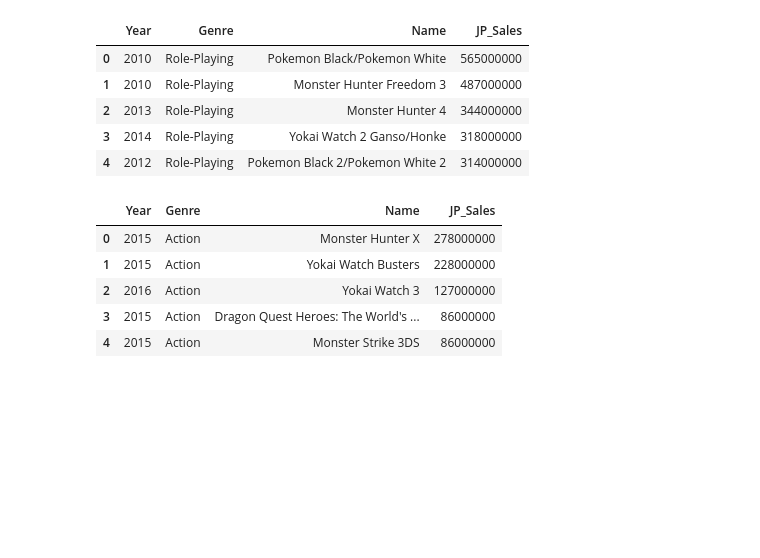
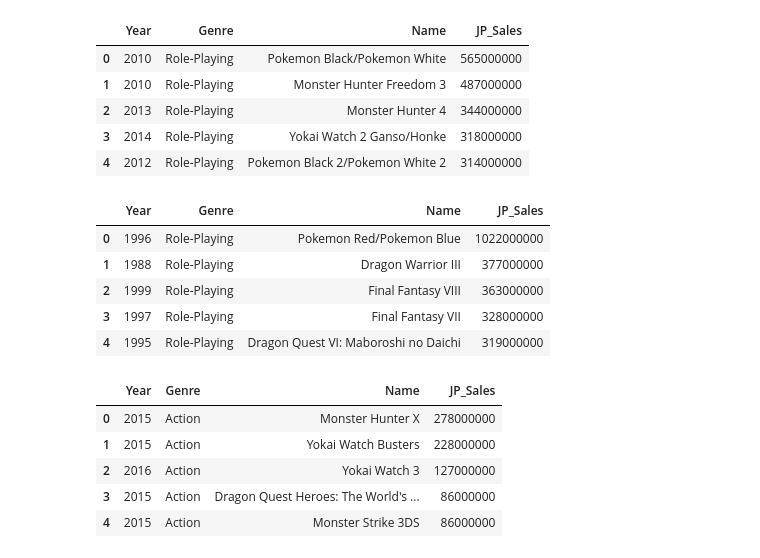
Before and after one commit to SANGJI-PARK/Codestates_Project, a Jupyter notebook: [Section1_Project]Games.ipynb, the cells around one changed output. Drawn from its saved outputs; the diff is of its cells as text; code cells hidden in the pictures; blank space fills up the shorter version.

```diff
--- a/[Section1_Project]Games.ipynb
+++ b/[Section1_Project]Games.ipynb
@@ -430,6 +414,19 @@ JP_RP_2010.head(5)
 | 2 | 2013 | Role-Playing | Monster Hunter 4 | 344000000 |
 | 3 | 2014 | Role-Playing | Yokai Watch 2 Ganso/Honke | 318000000 |
 | 4 | 2012 | Role-Playing | Pokemon Black 2/Pokemon White 2 | 314000000 |
+# %%
+#2015-2020
+JP_RP = df[['Year','Genre','Name','JP_Sales']][df['Genre']=='Role-Playing']
+JP_RP = JP_RP.groupby(['Year','Genre','Name']).sum().sort_values(by='Year').reset_index()
+JP_RP_2000 = JP_RP[JP_RP['Year']<= 2000].sort_values(by='JP_Sales',ascending=False).reset_index().drop('index',axis=1)
+JP_RP_2000.head(5)
+# %% [output]
+|  | Year | Genre | Name | JP_Sales |
+| 0 | 1996 | Role-Playing | Pokemon Red/Pokemon Blue | 1022000000 |
+| 1 | 1988 | Role-Playing | Dragon Warrior III | 377000000 |
+| 2 | 1999 | Role-Playing | Final Fantasy VIII | 363000000 |
+| 3 | 1997 | Role-Playing | Final Fantasy VII | 328000000 |
+| 4 | 1995 | Role-Playing | Dragon Quest VI: Maboroshi no Daichi | 319000000 |
 # %%
 #2010년대 중반, 일본에서 Role-Playing을 역전하고 가장많이 팔린 Action장르의 게임들
 JP_AC = df[['Year','Genre','Name','JP_Sales']][df['Genre']=='Action']
```
Also changed, not shown: parts of 8 cells of this notebook.
